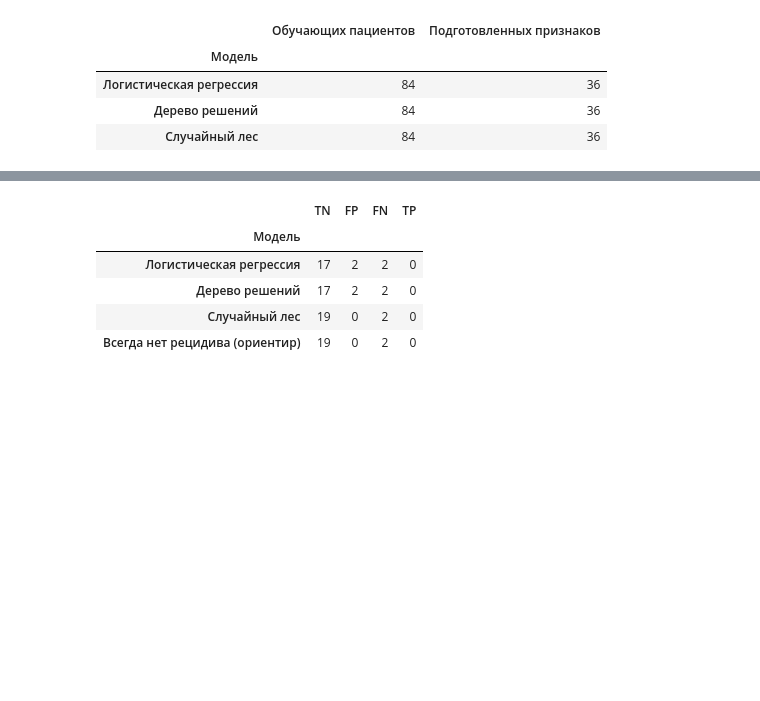
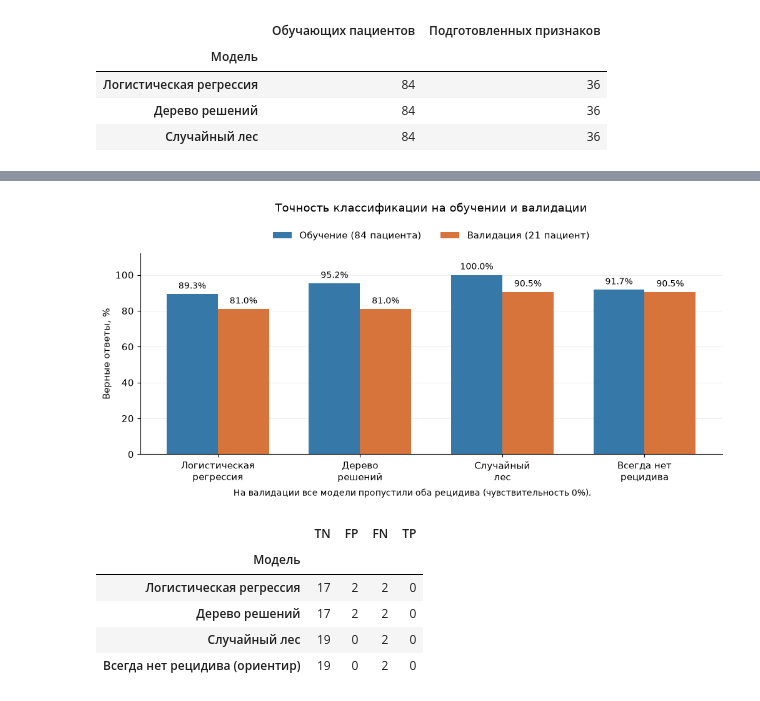
Before and after one commit to a1pha-dev/SS-Computationaloncology, a Jupyter notebook: w8/practice.ipynb, the cells around one changed output, grey strips where cells are left out. Cells and saved outputs as stored; diff of their text form; code cells hidden in the pictures; blank space fills up the shorter version.

```diff
--- a/w8/practice.ipynb
+++ b/w8/practice.ipynb
@@ -165,6 +196,28 @@ display(comparison.round(4))
 | Дерево решений | 0.9524 | 0.8095 | 0.4474 | 0.0 |
 | Случайный лес | 1.0000 | 0.9048 | 0.5000 | 0.0 |
 | Всегда нет рецидива (ориентир) | 0.9167 | 0.9048 | 0.5000 | 0.0 |
+# %%
+plot_labels = ["Логистическая\nрегрессия", "Дерево\nрешений", "Случайный\nлес", "Всегда нет\nрецидива"]
+x = np.arange(len(comparison))
+fig, ax = plt.subplots(figsize=(10, 4.8), layout="constrained")
+for column, label, color, offset in [("Accuracy: обучение", "Обучение (84 пациента)", "#3678A8", -0.18),
+                                      ("Accuracy: валидация", "Валидация (21 пациент)", "#D7743B", 0.18)]:
+    values = comparison[column].to_numpy()
+    bars = ax.bar(x + offset, values * 100, width=0.36, label=label, color=color)
+    ax.bar_label(bars, labels=[f"{value:.1%}" for value in values], padding=4, fontsize=10)
+ax.set(xticks=x, xticklabels=plot_labels, ylabel="Верные ответы, %", ylim=(0, 112),
+       title="Точность классификации на обучении и валидации")
+ax.set_title("Точность классификации на обучении и валидации", pad=48)
+ax.set_yticks(np.arange(0, 101, 20))
+ax.spines[["top", "right"]].set_visible(False)
+ax.set_axisbelow(True)
+ax.grid(axis="y", alpha=0.2)
+ax.legend(frameon=False, loc="lower center", bbox_to_anchor=(0.5, 1.02), ncol=2)
+fig.supxlabel("На валидации все модели пропустили оба рецидива (чувствительность 0%).", fontsize=10)
+fig.savefig("text/fig/model_accuracy.png", dpi=180, bbox_inches="tight")
+plt.show()
+# %% [output]
+[figure, added]
 # %%
 confusions = []
 for name, prediction in validation_predictions.items():
```
Also changed, not shown: parts of 2 cells of this notebook, 6 other files.
